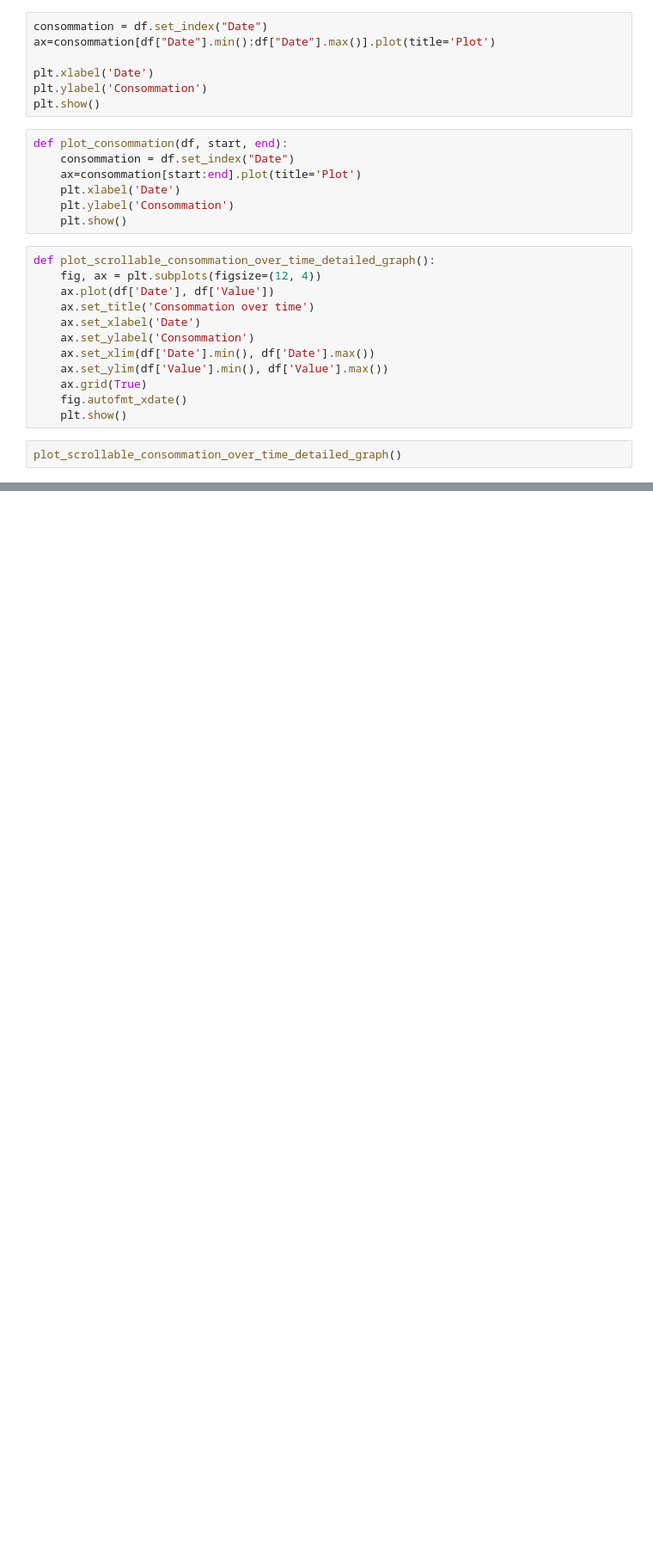
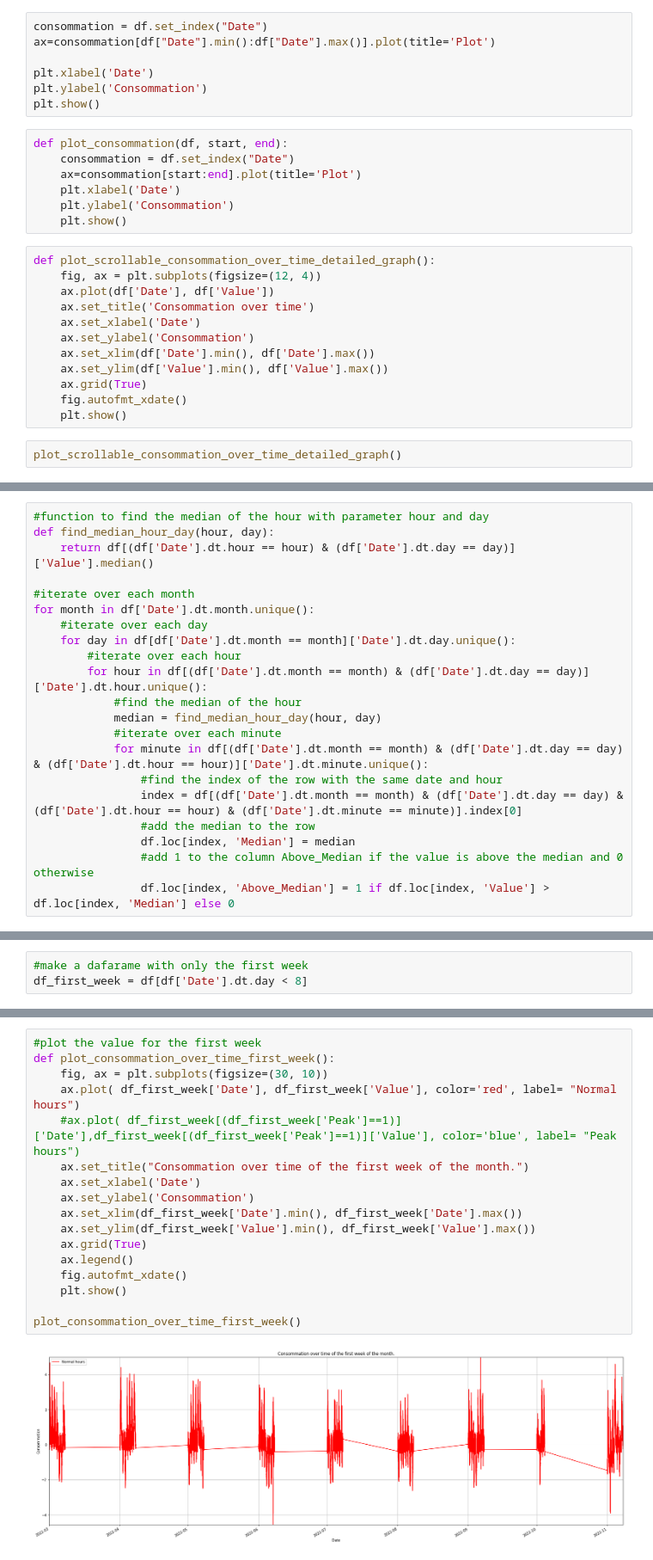
Before and after one commit to cojre/ml-project-2-stockdataholm, a Jupyter notebook: jennifer.ipynb, the cells around one changed output, grey strips where cells are left out. Shown at 86% size. Cells and saved outputs as stored; diff of their text form; blank space fills up the shorter version.

```diff
--- a/jennifer.ipynb
+++ b/jennifer.ipynb
@@ -148,0 +271,21 @@ plot_scrollable_consommation_over_time_detailed_graph()
+# %%
+#function to find the median of the hour with parameter hour and day
+def find_median_hour_day(hour, day):
+    return df[(df['Date'].dt.hour == hour) & (df['Date'].dt.day == day)]['Value'].median()
+
+#iterate over each month
+for month in df['Date'].dt.month.unique():
+    #iterate over each day
+    for day in df[df['Date'].dt.month == month]['Date'].dt.day.unique():
+        #iterate over each hour
+        for hour in df[(df['Date'].dt.month == month) & (df['Date'].dt.day == day)]['Date'].dt.hour.unique():
+            #find the median of the hour
+            median = find_median_hour_day(hour, day)
+            #iterate over each minute
+            for minute in df[(df['Date'].dt.month == month) & (df['Date'].dt.day == day) & (df['Date'].dt.hour == hour)]['Date'].dt.minute.unique():
+                #find the index of the row with the same date and hour
+                index = df[(df['Date'].dt.month == month) & (df['Date'].dt.day == day) & (df['Date'].dt.hour == hour) & (df['Date'].dt.minute == minute)].index[0]
+                #add the median to the row
+                df.loc[index, 'Median'] = median
+                #add 1 to the column Above_Median if the value is above the median and 0 otherwise
+                df.loc[index, 'Above_Median'] = 1 if df.loc[index, 'Value'] > df.loc[index, 'Median'] else 0
@@ -148,0 +301,3 @@ plot_scrollable_consommation_over_time_detailed_graph()
+# %%
+#make a dafarame with only the first week
+df_first_week = df[df['Date'].dt.day < 8]
@@ -148,0 +322,19 @@ plot_scrollable_consommation_over_time_detailed_graph()
+# %%
+#plot the value for the first week
+def plot_consommation_over_time_first_week():
+    fig, ax = plt.subplots(figsize=(30, 10))
+    ax.plot( df_first_week['Date'], df_first_week['Value'], color='red', label= "Normal hours")
+    #ax.plot( df_first_week[(df_first_week['Peak']==1)]['Date'],df_first_week[(df_first_week['Peak']==1)]['Value'], color='blue', label= "Peak hours")
+    ax.set_title("Consommation over time of the first week of the month.")
+    ax.set_xlabel('Date')
+    ax.set_ylabel('Consommation')
+    ax.set_xlim(df_first_week['Date'].min(), df_first_week['Date'].max())
+    ax.set_ylim(df_first_week['Value'].min(), df_first_week['Value'].max())
+    ax.grid(True)
+    ax.legend()
+    fig.autofmt_xdate()
+    plt.show()
+
+plot_consommation_over_time_first_week()
+# %% [output]
+[figure, added]
```
Also changed, not shown: parts of 29 cells of this notebook, 1 other file.
